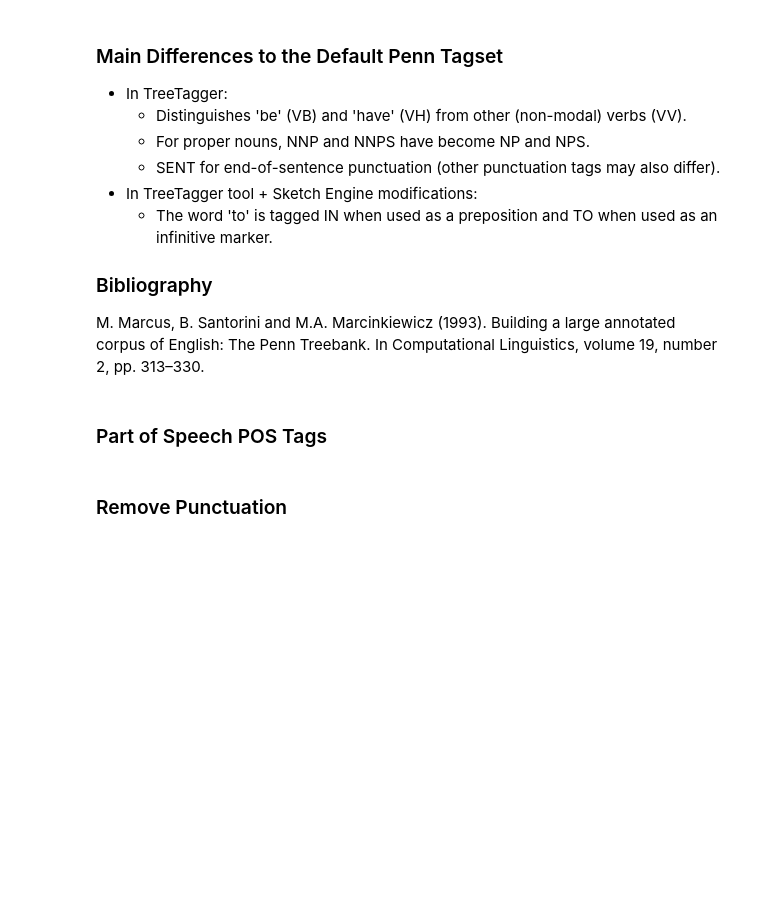
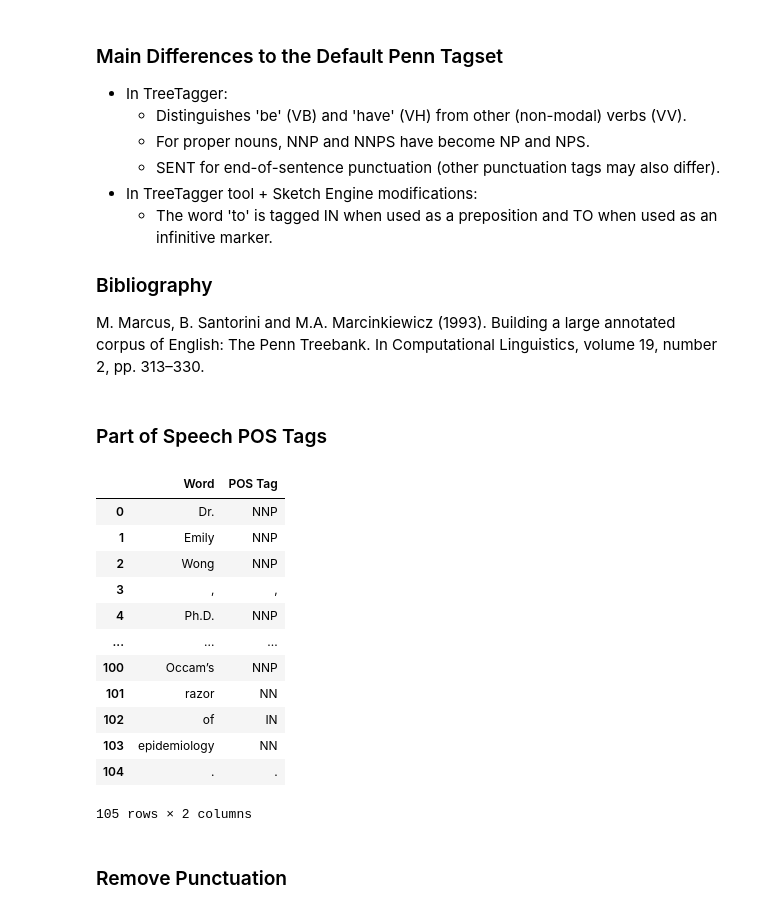
Before and after one commit to JackOwens38/NLP_HUB, a Jupyter notebook: experiments/nlp.ipynb, the cells around one changed output. Cells and saved outputs as stored; diff of their text form; code cells hidden in the pictures; blank space fills up the shorter version.

```diff
--- a/experiments/nlp.ipynb
+++ b/experiments/nlp.ipynb
@@ -170,6 +171,29 @@ Example: Using `[tag="NNS"]` finds all nouns in the plural, e.g., people, years
 M. Marcus, B. Santorini and M.A. Marcinkiewicz (1993). Building a large annotated corpus of English: The Penn Treebank. In Computational Linguistics, volume 19, number 2, pp. 313–330.
 # %% [markdown]
 ### Part of Speech POS Tags
+# %%
+def pos_tag(sentence):
+        tokens = TreebankWordTokenizer().tokenize(sentence)
+        pos_tags = nltk.pos_tag(tokens)
+        pos_df = pd.DataFrame(pos_tags, columns=["Word", "POS Tag"])
+
+        return pos_df
+
+display(pos_tag(complex_sentence))
+# %% [output]
+|  | Word | POS Tag |
+| 0 | Dr. | NNP |
+| 1 | Emily | NNP |
+| 2 | Wong | NNP |
+| 3 | , | , |
+| 4 | Ph.D. | NNP |
+| ... | ... | ... |
+| 100 | Occam’s | NNP |
+| 101 | razor | NN |
+| 102 | of | IN |
+| 103 | epidemiology | NN |
+| 104 | . | . |
+105 rows × 2 columns
 # %% [markdown]
 ### Remove Punctuation
 # %%
```
Also changed, not shown: parts of 7 cells of this notebook, 16 other files.
